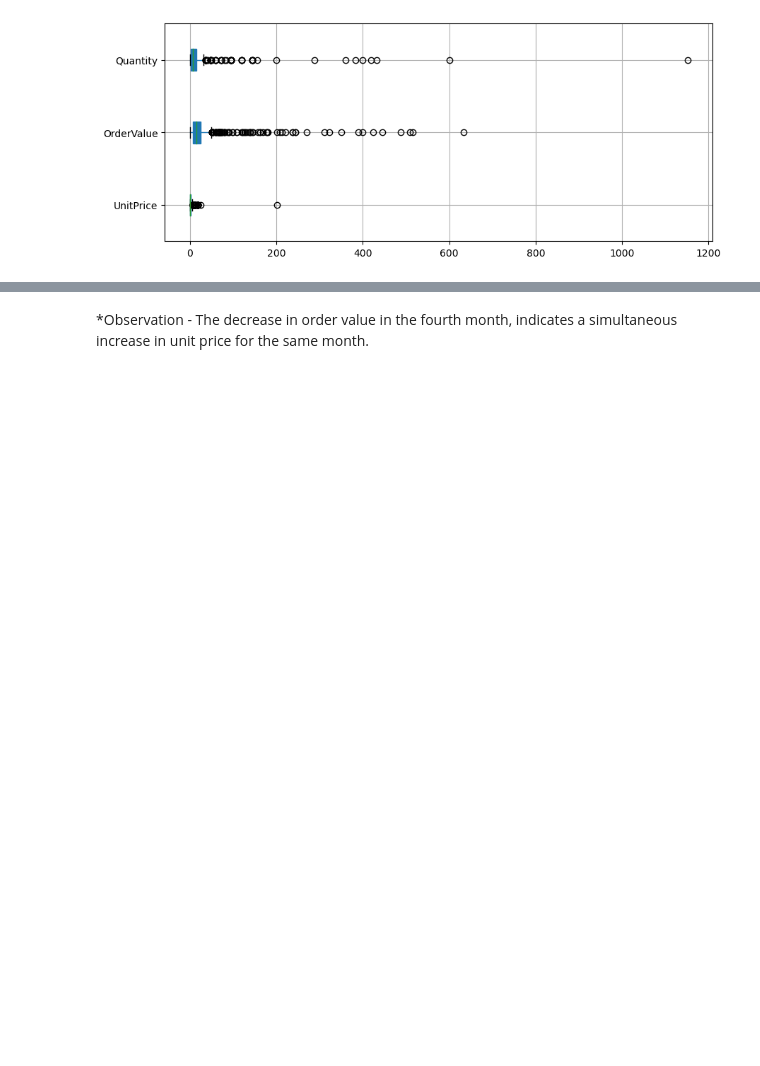
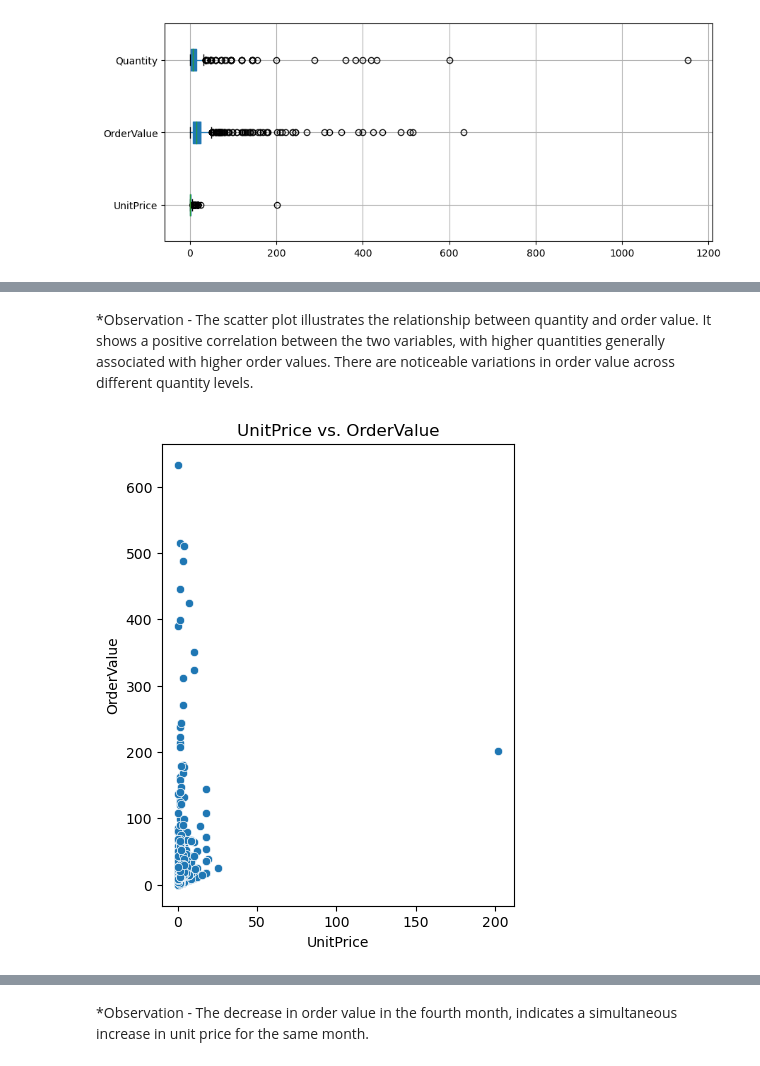
Before and after one commit to MoreRukmini/Capstone-Project, a Jupyter notebook: EDA Project.ipynb, the cells around one changed output, grey strips where cells are left out. Drawn from its saved outputs; the diff is of its cells as text; code cells hidden in the pictures; blank space fills up the shorter version.

```diff
--- a/EDA Project.ipynb
+++ b/EDA Project.ipynb
@@ -242,0 +254,11 @@ plt.show()
+# %% [markdown]
+*Observation - The scatter plot illustrates the relationship between quantity and order value.  It shows a positive correlation between the two variables, with higher quantities generally associated with higher order values. There are noticeable variations in order value across different quantity levels.
+# %%
+plt.figure(figsize=(10, 6))
+plt.subplot(1, 2, 2)
+sns.scatterplot(x='UnitPrice', y='OrderValue', data=df)
+plt.title('UnitPrice vs. OrderValue')
+plt.xlabel('UnitPrice')
+plt.ylabel('OrderValue');
+# %% [output]
+[figure, added]
```
Also changed, not shown: parts of 33 cells of this notebook.
